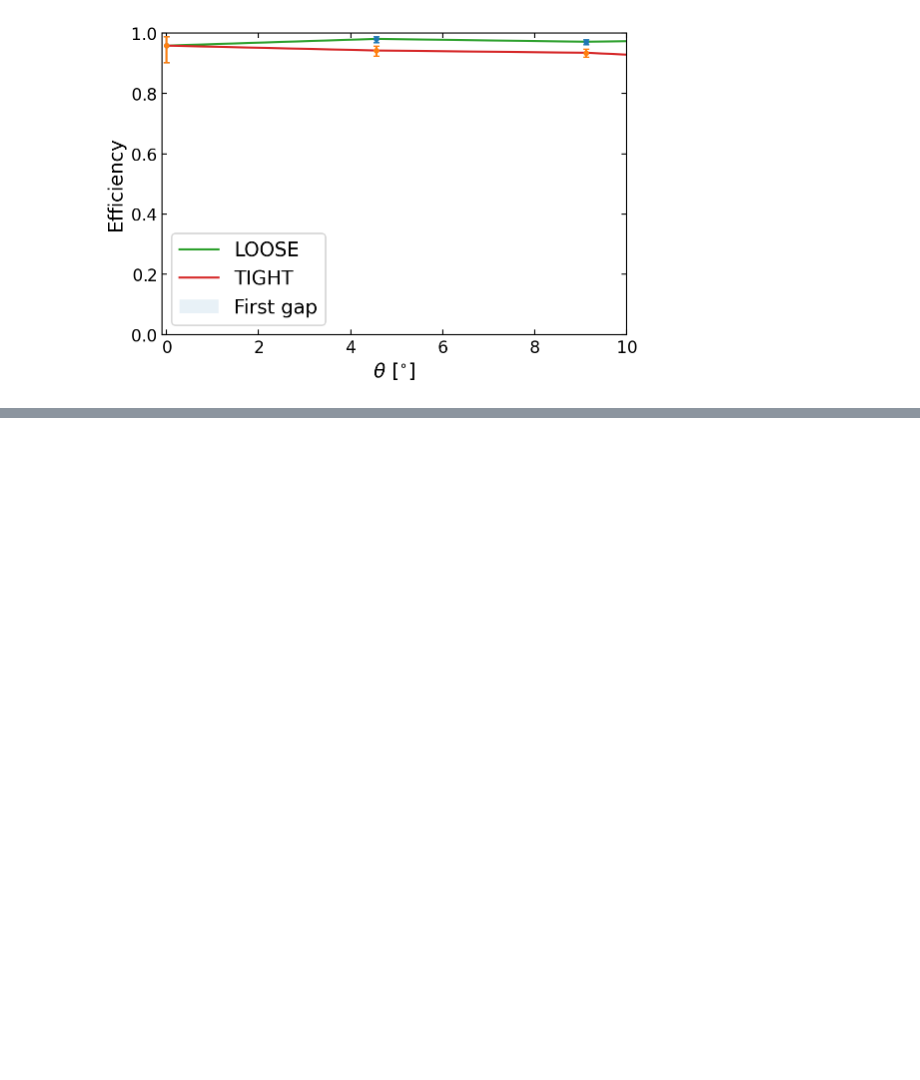
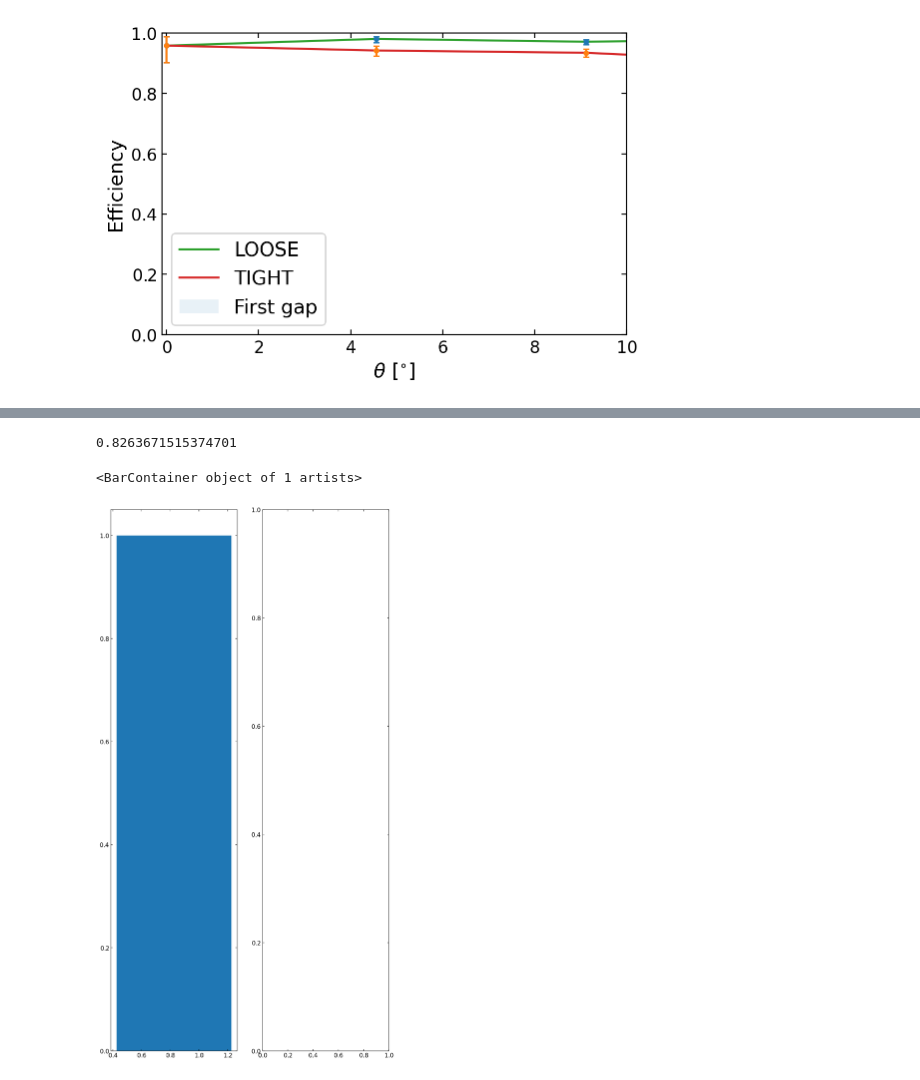
Before and after one commit to Abdulrahma-M/Mathusla_Effeciency_Grid, a Jupyter notebook: 05_single_track_study-large_angle.ipynb, the cells around one changed output, grey strips where cells are left out. Saved outputs shown, nothing was run; the diff lists cells and outputs as text; code cells hidden in the pictures; blank space fills up the shorter version.

```diff
--- a/05_single_track_study-large_angle.ipynb
+++ b/05_single_track_study-large_angle.ipynb
@@ -348,3 +452,6 @@ data["phi"] = np.arctan(data["truth"][:,4]/data["truth"][:,5])
 # %%
-ev=event.Event("/home/cfpuser/Mathusla/Mathusla_Effeciency_Grid-main/Data/Grid/Angular/20230605/063043/stat0.root",EventNumber=8)
-vis.plot_recon(ev)
+#ev=event.Event("/home/cfpuser/Mathusla/Mathusla_Effeciency_Grid-main/Data/Grid/Angular/20230605/063043/stat0.root",EventNumber=8)
+#vis.plot_recon(ev)
+# 0:original   1:cuts 2: hermatic
+ipar=0
+data=dict_[ipar]
@@ -351,2 +462,12 @@ vis.plot_recon(ev)
+# %%
+new = sum(data["wall_hit"]&data["mask_recon_success"])/sum(data["wall_hit"])
+# %% [output]
+0.8263671515374701
+# %%
+fig,axs=plt.subplots(1,2,figsize=(10,20))
+axs[0].bar(sum(data["wall_hit"]&data["mask_recon_success"])/sum(data["wall_hit"]), 1 , width=0.8,  align='center')
+# %% [output]
+<BarContainer object of 1 artists>
+[figure, added]
 # %%
 # Make a fixed range cut for tight and looser track
```
Also changed, not shown: parts of 22 cells of this notebook.
